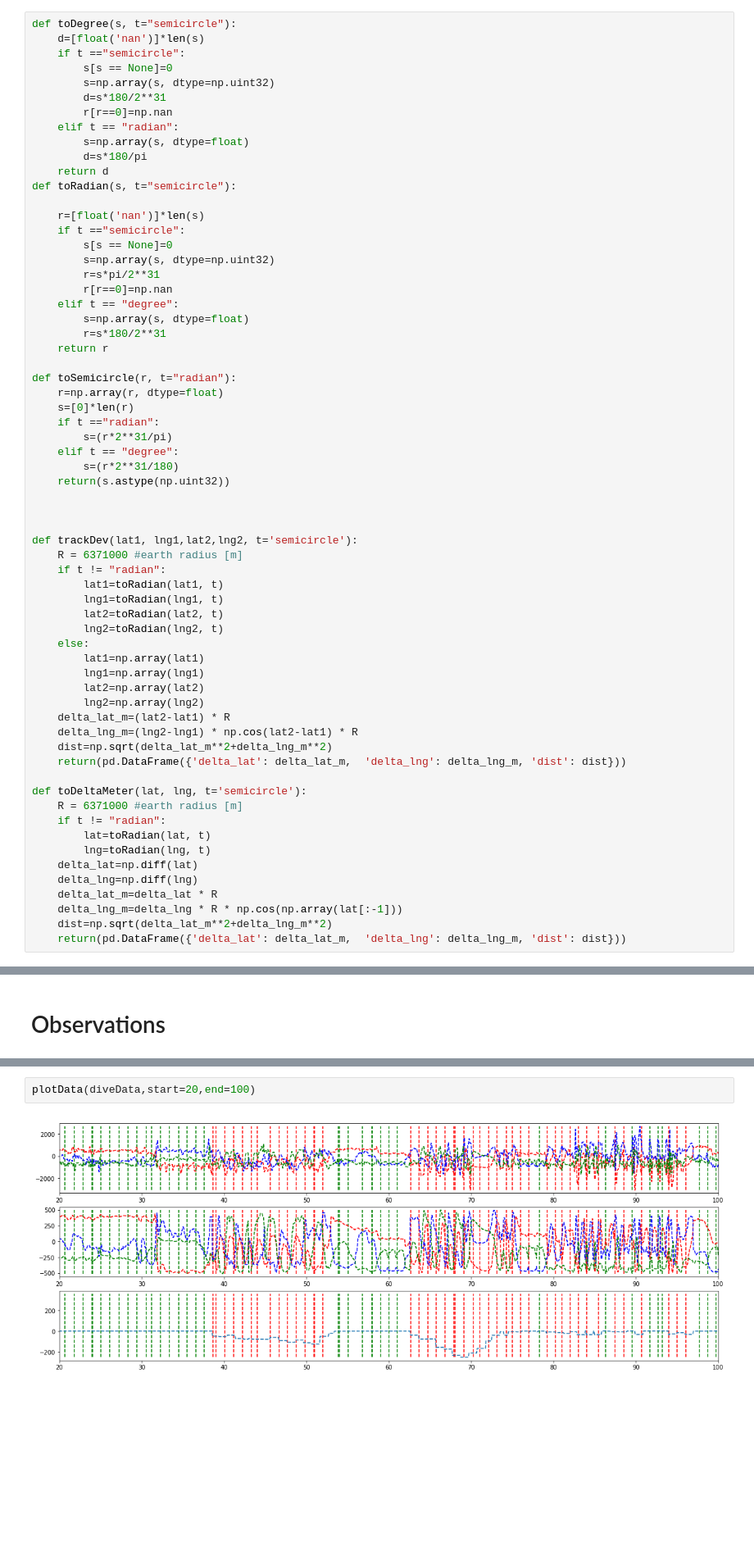
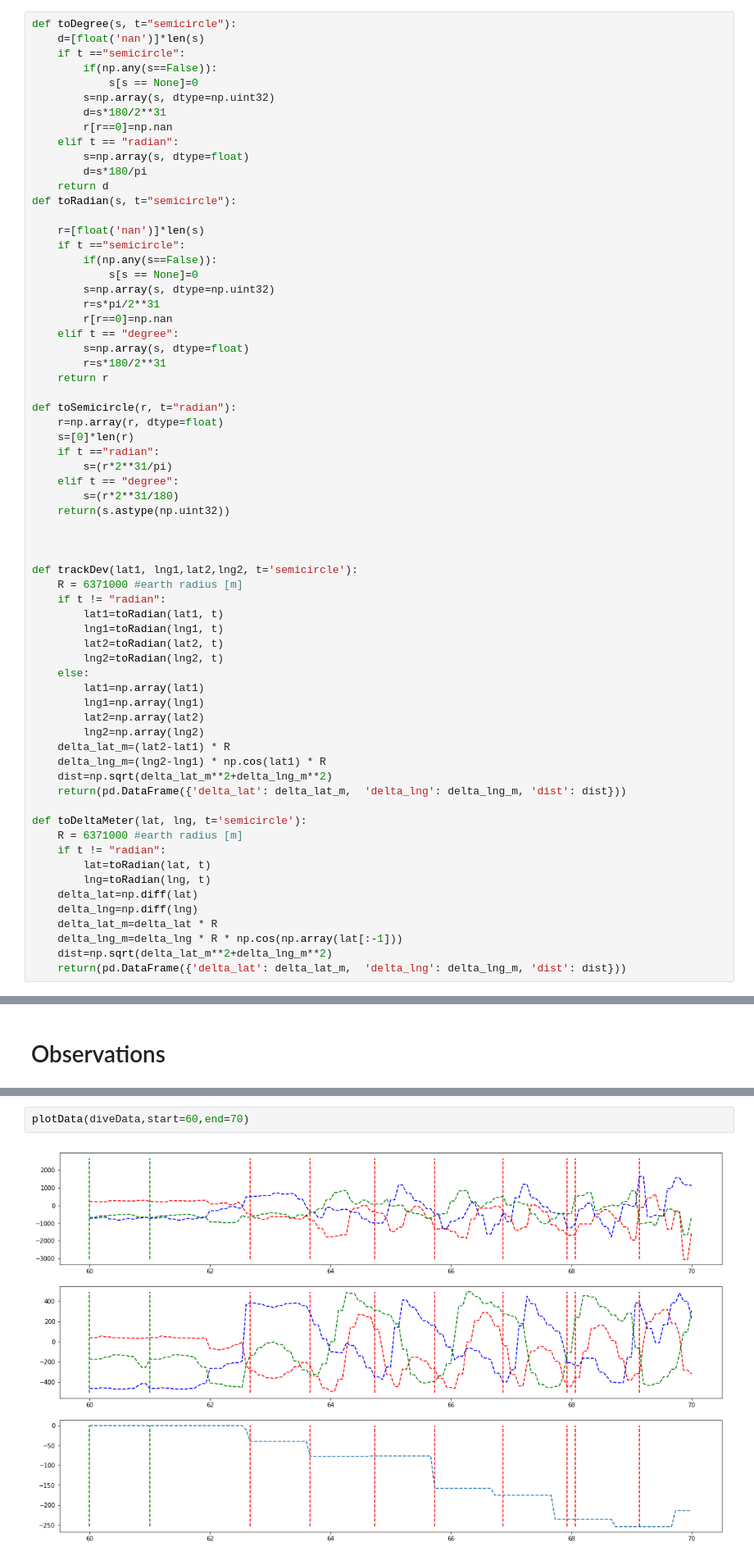
Before and after one commit to MatthiasLienhard/garmin_sandbox, a Jupyter notebook: analyse_recording.ipynb, the cells around one changed output, grey strips where cells are left out. Shown at 82% size. Saved outputs shown, nothing was run; the diff lists cells and outputs as text; blank space fills up the shorter version.

```diff
--- a/analyse_recording.ipynb
+++ b/analyse_recording.ipynb
@@ -23,7 +23,8 @@ swimgpx='fit_files/schwimmen2018-08-09_16-10-45.gpx'
 def toDegree(s, t="semicircle"):
     d=[float('nan')]*len(s)
     if t =="semicircle":
-        s[s == None]=0
+        if(np.any(s==False)):
+            s[s == None]=0
         s=np.array(s, dtype=np.uint32)
         d=s*180/2**31
         r[r==0]=np.nan
@@ -35,7 +36,8 @@ def toRadian(s, t="semicircle"):
 
     r=[float('nan')]*len(s)
     if t =="semicircle":
-        s[s == None]=0
+        if(np.any(s==False)):
+            s[s == None]=0
         s=np.array(s, dtype=np.uint32)
         r=s*pi/2**31
         r[r==0]=np.nan
@@ -68,7 +70,7 @@ def trackDev(lat1, lng1,lat2,lng2, t='semicircle'):
         lat2=np.array(lat2)
         lng2=np.array(lng2)
     delta_lat_m=(lat2-lat1) * R
-    delta_lng_m=(lng2-lng1) * np.cos(lat2-lat1) * R
+    delta_lng_m=(lng2-lng1) * np.cos(lat1) * R
     dist=np.sqrt(delta_lat_m**2+delta_lng_m**2)
     return(pd.DataFrame({'delta_lat': delta_lat_m,  'delta_lng': delta_lng_m, 'dist': dist}))
 
@@ -314,5 +433,5 @@ fig.set_size_inches(20,5)
 # %%
-plotData(diveData,start=20,end=100)
+plotData(diveData,start=60,end=70)
 # %% [output]
-[figure, old version]
+[figure, new version]
 # %%
```
Also changed, not shown: parts of 18 cells of this notebook, 2 other files.
